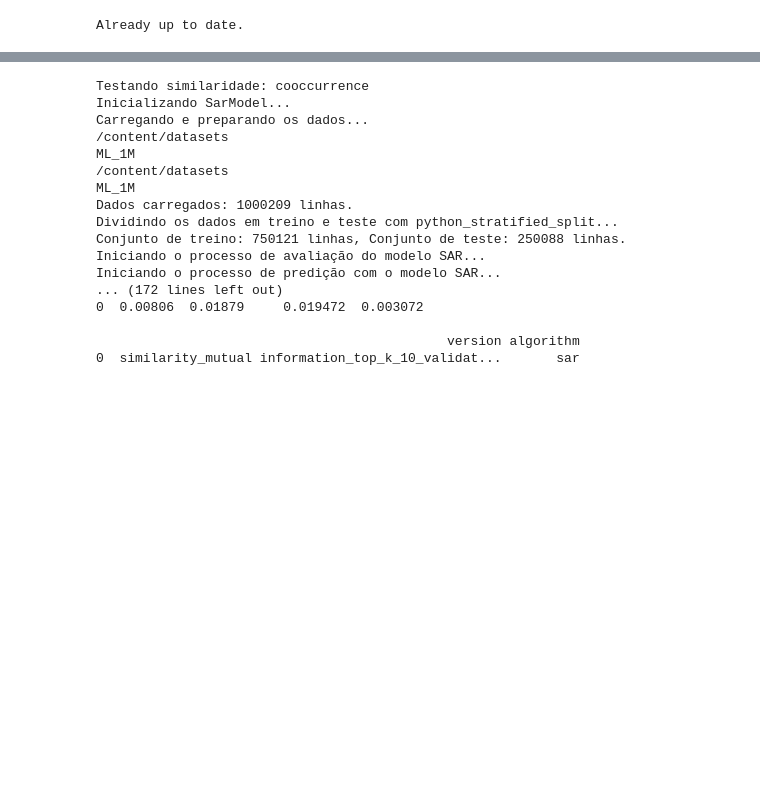
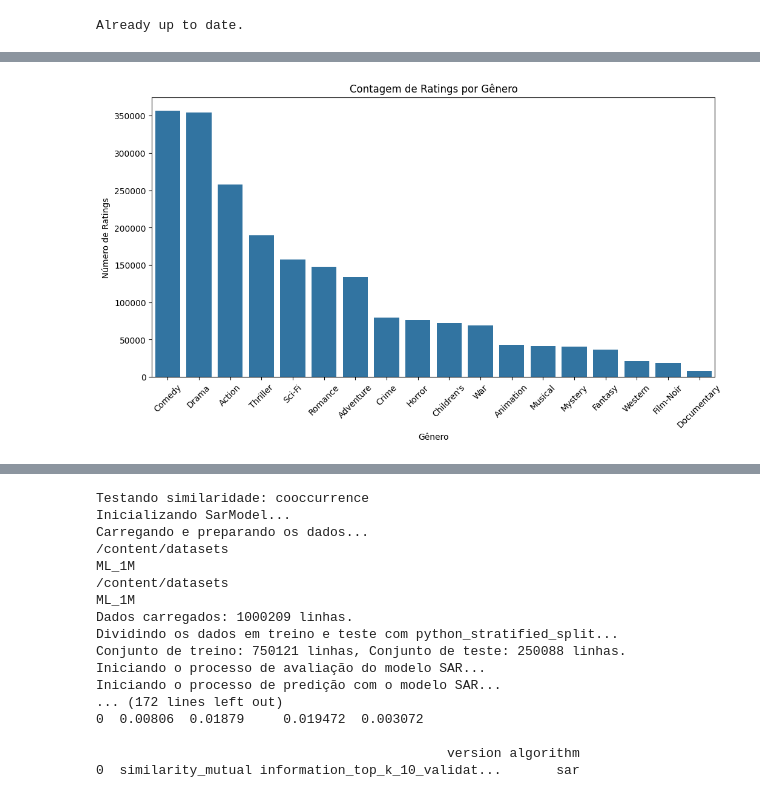
Before and after one commit to hygo2025/cdd-projeto-final, a Jupyter notebook: trabalho.ipynb, the cells around one changed output, grey strips where cells are left out. Cells and saved outputs as stored; diff of their text form; code cells hidden in the pictures; blank space fills up the shorter version.

```diff
--- a/trabalho.ipynb
+++ b/trabalho.ipynb
@@ -88,0 +210,15 @@ import cdd
+# %%
+df_genres = df_data.copy()
+df_genres['genres'] = df_genres['genres'].str.split('|')
+df_genres = df_genres.explode('genres')
+
+genre_counts = df_genres['genres'].value_counts()
+plt.figure(figsize=(12,6))
+sns.barplot(x=genre_counts.index, y=genre_counts.values)
+plt.title('Contagem de Ratings por Gênero')
+plt.xlabel('Gênero')
+plt.ylabel('Número de Ratings')
+plt.xticks(rotation=45)
+plt.show()
+# %% [output]
+[figure, added]
```
Also changed, not shown: parts of 16 cells of this notebook.
